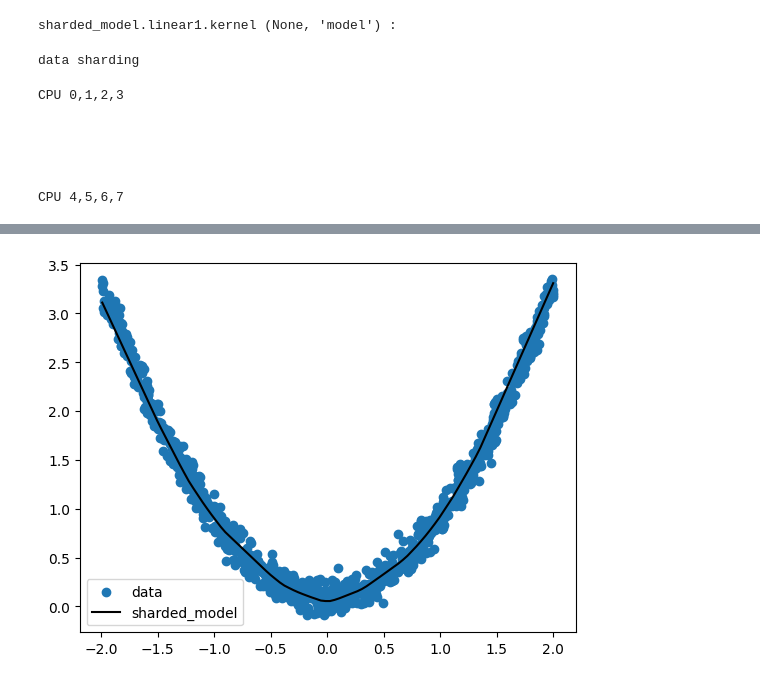
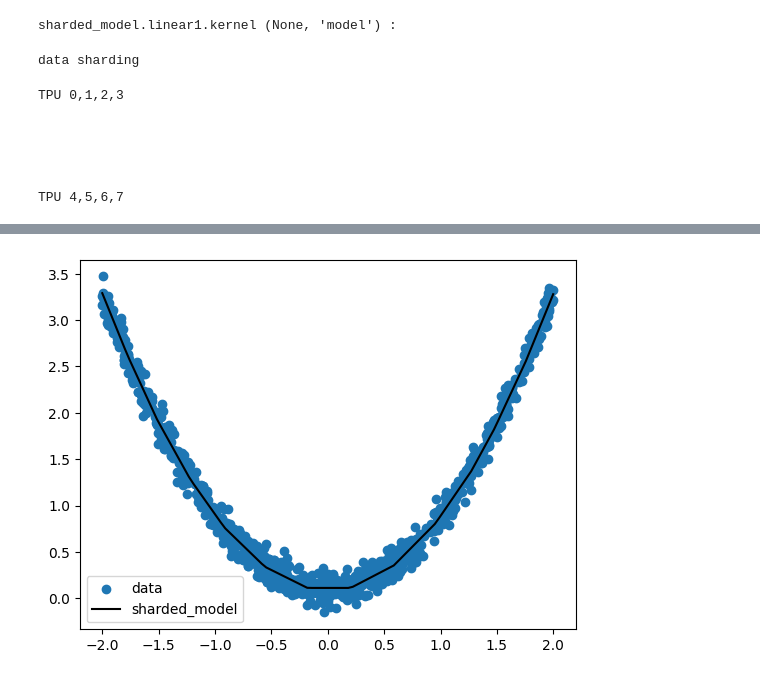
Before and after one commit to mohsenh17/jaxLearning, a Jupyter notebook: flax/parallelMLP.ipynb, the cells around one changed output, grey strips where cells are left out. Drawn from its saved outputs; the diff is of its cells as text; code cells hidden in the pictures.

Commit message:
time the parallel model (data:2, model:4)

```diff
--- a/flax/parallelMLP.ipynb
+++ b/flax/parallelMLP.ipynb
@@ -110,6 +121,9 @@ jax.debug.visualize_array_sharding(sharded_model.linear1.kernel.value)
 # %% [output]
 sharded_model.linear1.kernel (None, 'model') :
 # %%
+import time
+
+
 @nnx.jit
 def train_step(model: MLP, optimizer: nnx.Optimizer, x, y):
   def loss_fn(model: MLP):
@@ -127,8 +141,10 @@ def dataset(steps, batch_size):
     y = 0.8 * x**2 + 0.1 + np.random.normal(0, 0.1, size=x.shape)
     yield x, y
 
+# Example: Timing a for loop
+start_time = time.time()  # Record the start time
 
-for step, (x, y) in enumerate(dataset(1000, 16)):
+for step, (x, y) in enumerate(dataset(100000, 128)):
   # shard data
   x, y = jax.device_put((x, y), jax.NamedSharding(mesh, jax.sharding.PartitionSpec('data')))
   # train
@@ -138,7 +154,7 @@ for step, (x, y) in enumerate(dataset(1000, 16)):
     print('data sharding')
     jax.debug.visualize_array_sharding(jnp.array(x))
 
-  if step % 100 == 0:
+  if step % 10000 == 0:
     print(f'step={step}, loss={loss}')
 
 # dereplicate state
@@ -155,12 +171,18 @@ plt.scatter(X, Y, label='data')
 plt.plot(x_range, y_pred, color='black', label='sharded_model')
 plt.legend()
 plt.show()
+
+end_time = time.time()  # Record the end time
+
+# Calculate elapsed time
+elapsed_time = end_time - start_time
+print(f"The for loop took {elapsed_time:.4f} seconds.")
 # %% [output]
 data sharding
-CPU 0,1,2,3
+TPU 0,1,2,3
 
 
 
 
 
-CPU 4,5,6,7
+TPU 4,5,6,7
@@ -177 +199 @@ step=900, loss=0.007701881695538759
-[figure, old version]
+[figure, new version]
```
Also changed, not shown: parts of 6 cells of this notebook.
